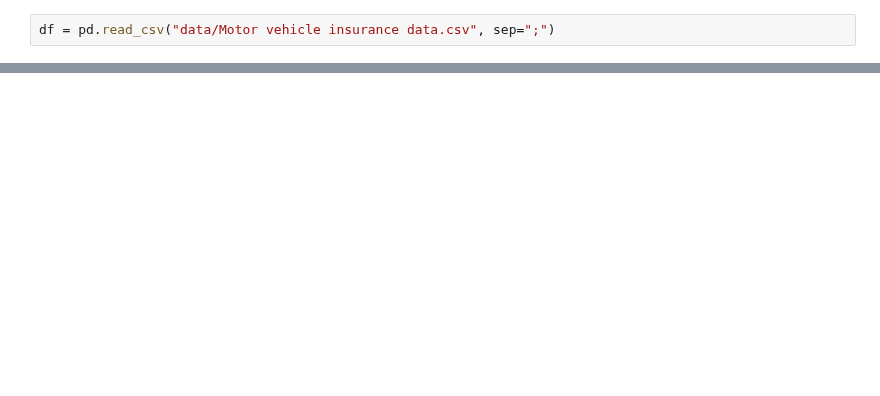
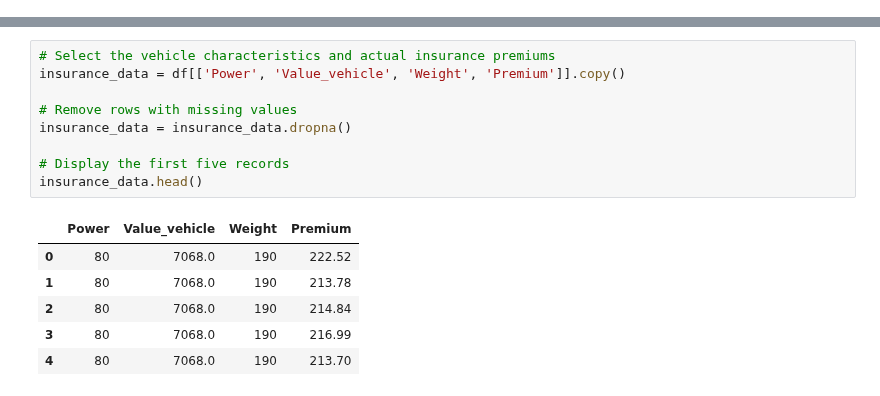
Before and after one commit to KaloyanBratovanov/motor_insurance_risk_analysis, a Jupyter notebook: motor_insurance_risk_analysis.ipynb, the cells around one changed output, grey strips where cells are left out. Drawn from its saved outputs; the diff is of its cells as text; blank space fills up the shorter version.

```diff
--- a/motor_insurance_risk_analysis.ipynb
+++ b/motor_insurance_risk_analysis.ipynb
@@ -32,2 +0,0 @@ import matplotlib.pyplot as plt
-# %%
-df = pd.read_csv("data/Motor vehicle insurance data.csv", sep=";")
@@ -542,0 +79,16 @@ risk_matrix.round(2)
+# %%
+# Select the vehicle characteristics and actual insurance premiums
+insurance_data = df[['Power', 'Value_vehicle', 'Weight', 'Premium']].copy()
+
+# Remove rows with missing values
+insurance_data = insurance_data.dropna()
+
+# Display the first five records
+insurance_data.head()
+# %% [output]
+|  | Power | Value_vehicle | Weight | Premium |
+| 0 | 80 | 7068.0 | 190 | 222.52 |
+| 1 | 80 | 7068.0 | 190 | 213.78 |
+| 2 | 80 | 7068.0 | 190 | 214.84 |
+| 3 | 80 | 7068.0 | 190 | 216.99 |
+| 4 | 80 | 7068.0 | 190 | 213.70 |
```
Also changed, not shown: parts of 55 cells of this notebook.
